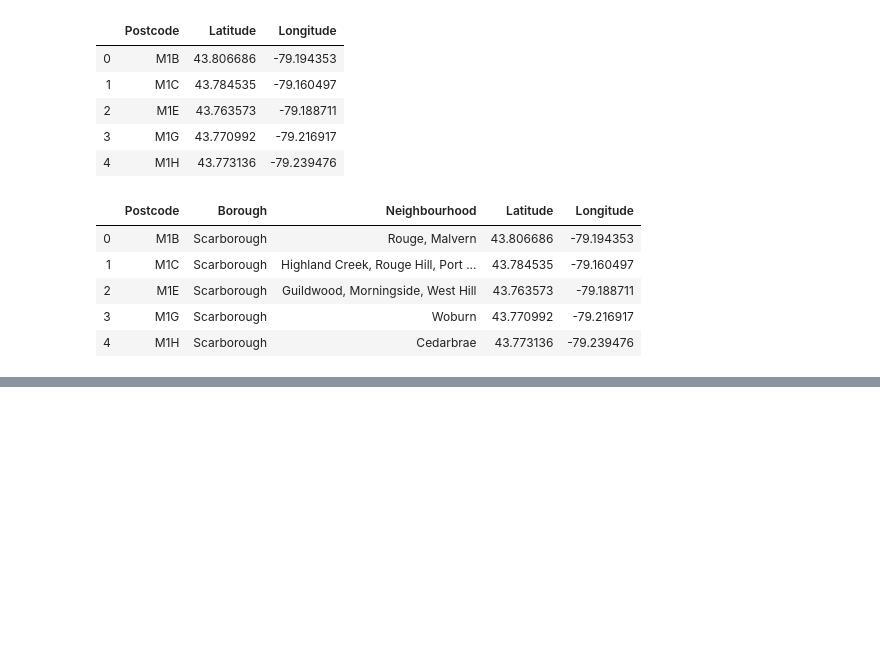
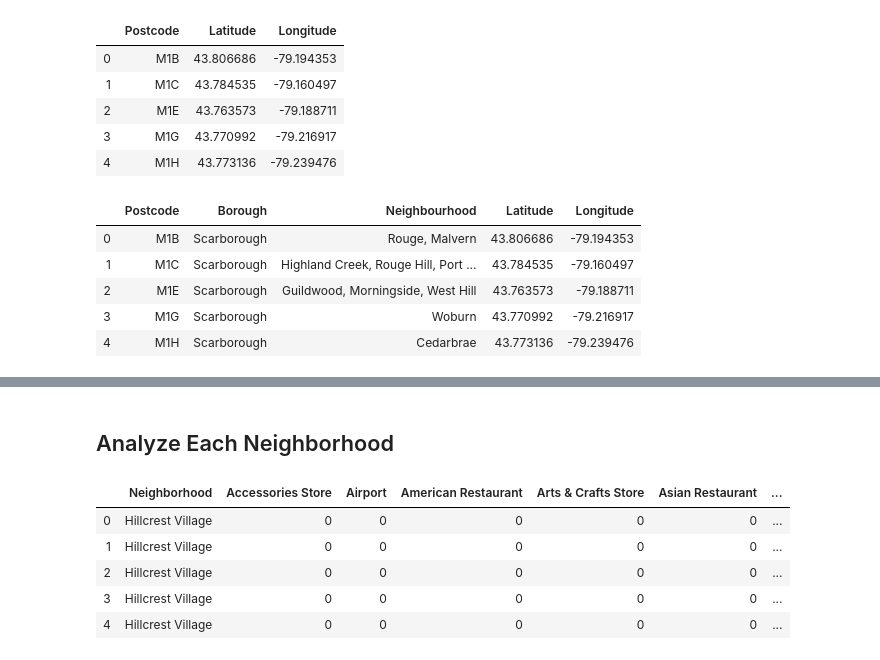
Before and after one commit to ygrynechko/Data_Science_Capstone, a Jupyter notebook: Coursera_Capstone.ipynb, the cells around one changed output, grey strips where cells are left out. Saved outputs shown, nothing was run; the diff lists cells and outputs as text; code cells hidden in the pictures; blank space fills up the shorter version.

```diff
--- a/Coursera_Capstone.ipynb
+++ b/Coursera_Capstone.ipynb
@@ -88,0 +144,8 @@ toronto_final.head()
+# %%
+address = 'Toronto, Ontario'
+
+geolocator = Nominatim(user_agent="ny_explorer")
+location = geolocator.geocode(address)
+latitude = location.latitude
+longitude = location.longitude
+print('The geograpical coordinate of Toronto are {}, {}.'.format(latitude, longitude))
@@ -88,0 +332,21 @@ toronto_final.head()
+# %% [markdown]
+## Analyze Each Neighborhood
+# %%
+# one hot encoding
+york_onehot = pd.get_dummies(york_venues[['Venue Category']], prefix="", prefix_sep="")
+
+# add neighborhood column back to dataframe
+york_onehot['Neighborhood'] = york_venues['Neighborhood']
+
+# move neighborhood column to the first column
+fixed_columns = [york_onehot.columns[-1]] + list(york_onehot.columns[:-1])
+york_onehot = york_onehot[fixed_columns]
+
+york_onehot.head()
+# %% [output]
+|  | Neighborhood | Accessories Store | Airport | American Restaurant | Arts & Crafts Store | Asian Restaurant | ... |
+| 0 | Hillcrest Village | 0 | 0 | 0 | 0 | 0 | ... |
+| 1 | Hillcrest Village | 0 | 0 | 0 | 0 | 0 | ... |
+| 2 | Hillcrest Village | 0 | 0 | 0 | 0 | 0 | ... |
+| 3 | Hillcrest Village | 0 | 0 | 0 | 0 | 0 | ... |
+| 4 | Hillcrest Village | 0 | 0 | 0 | 0 | 0 | ... |
```
Also changed, not shown: parts of 39 cells of this notebook.
